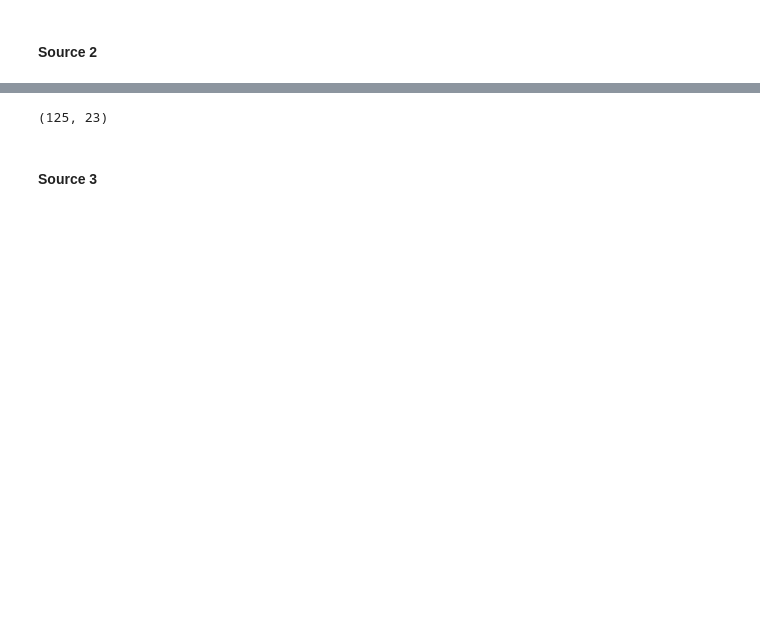
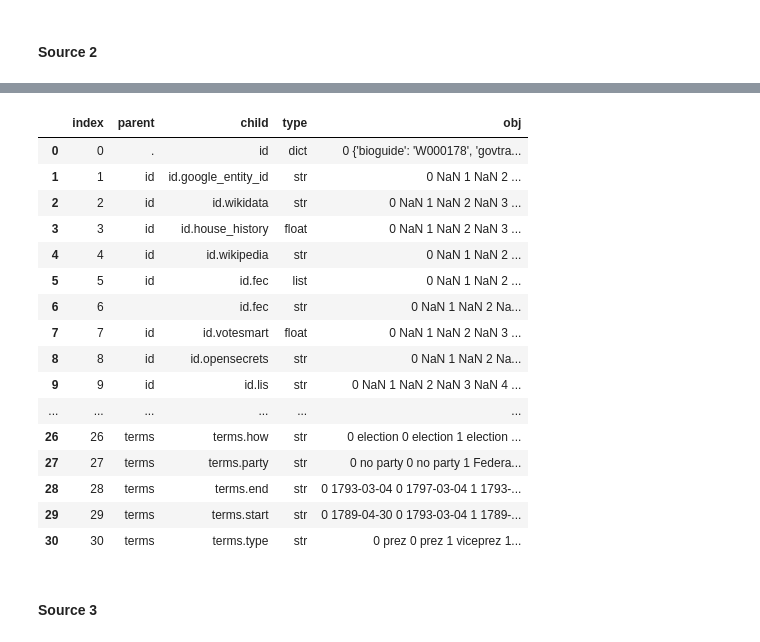
Before and after one commit to metinsenturk/flat_table, a Jupyter notebook: notebooks/Examples.ipynb, the cells around one changed output, grey strips where cells are left out. Drawn from its saved outputs; the diff is of its cells as text; code cells hidden in the pictures; blank space fills up the shorter version.

```diff
--- a/notebooks/Examples.ipynb
+++ b/notebooks/Examples.ipynb
@@ -129,3 +124,3 @@ df2_in.head()
 # %%
-norm.normalize(df2_in).shape
+norm.normalize(df2_in)
 # %% [output]
@@ -137,4 +127,20 @@ norm.normalize(df2_in).shape
-(125, 23)
+|  | index | parent | child | type | obj |
+| 0 | 0 | . | id | dict | 0 {'bioguide': 'W000178', 'govtra... |
+| 1 | 1 | id | id.google_entity_id | str | 0 NaN 1 NaN 2 ... |
+| 2 | 2 | id | id.wikidata | str | 0 NaN 1 NaN 2 NaN 3 ... |
+| 3 | 3 | id | id.house_history | float | 0 NaN 1 NaN 2 NaN 3 ... |
+| 4 | 4 | id | id.wikipedia | str | 0 NaN 1 NaN 2 ... |
+| 5 | 5 | id | id.fec | list | 0 NaN 1 NaN 2 ... |
+| 6 | 6 |  | id.fec | str | 0 NaN 1 NaN 2 Na... |
+| 7 | 7 | id | id.votesmart | float | 0 NaN 1 NaN 2 NaN 3 ... |
+| 8 | 8 | id | id.opensecrets | str | 0 NaN 1 NaN 2 Na... |
+| 9 | 9 | id | id.lis | str | 0 NaN 1 NaN 2 NaN 3 NaN 4 ... |
+| ... | ... | ... | ... | ... | ... |
+| 26 | 26 | terms | terms.how | str | 0 election 0 election 1 election ... |
+| 27 | 27 | terms | terms.party | str | 0 no party 0 no party 1 Federa... |
+| 28 | 28 | terms | terms.end | str | 0 1793-03-04 0 1797-03-04 1 1793-... |
+| 29 | 29 | terms | terms.start | str | 0 1789-04-30 0 1793-03-04 1 1789-... |
+| 30 | 30 | terms | terms.type | str | 0 prez 0 prez 1 viceprez 1... |
 # %% [markdown]
 #### Source 3
 # %%
```
Also changed, not shown: parts of 23 cells of this notebook.
